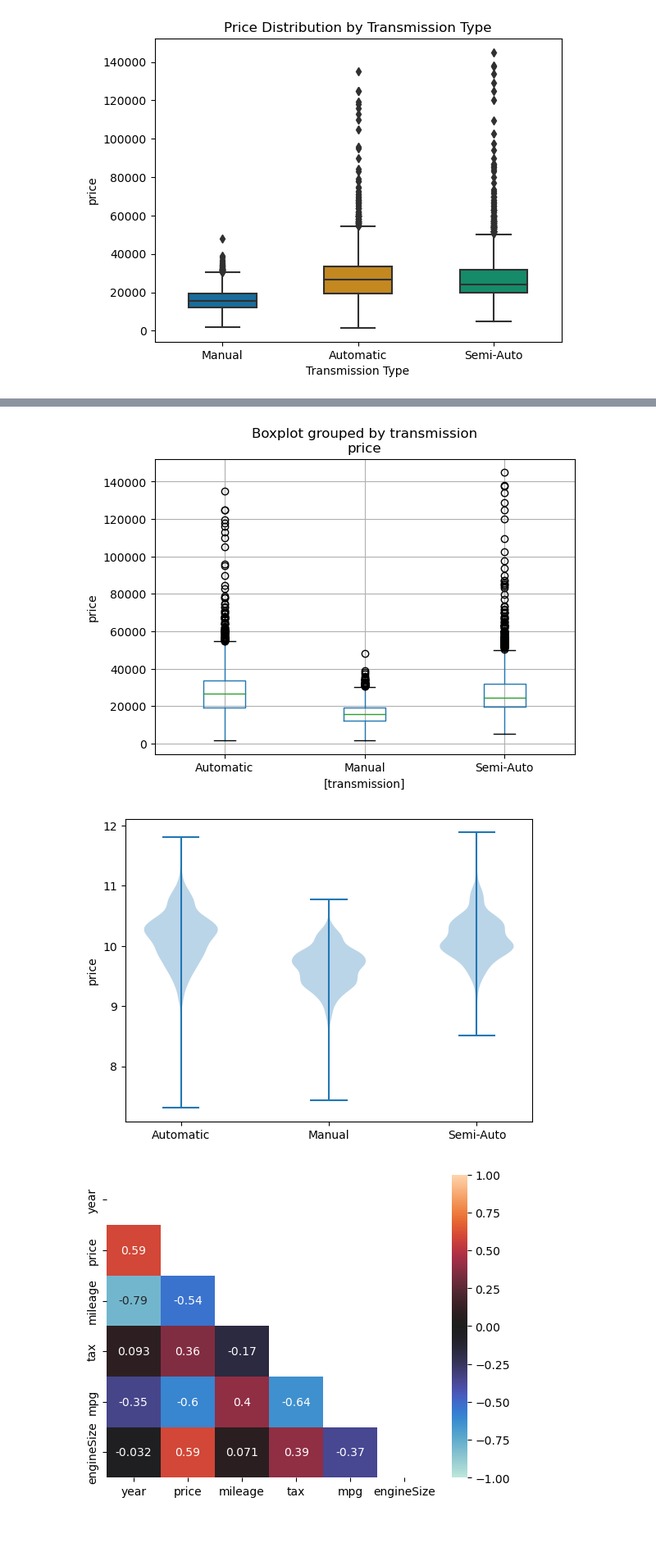
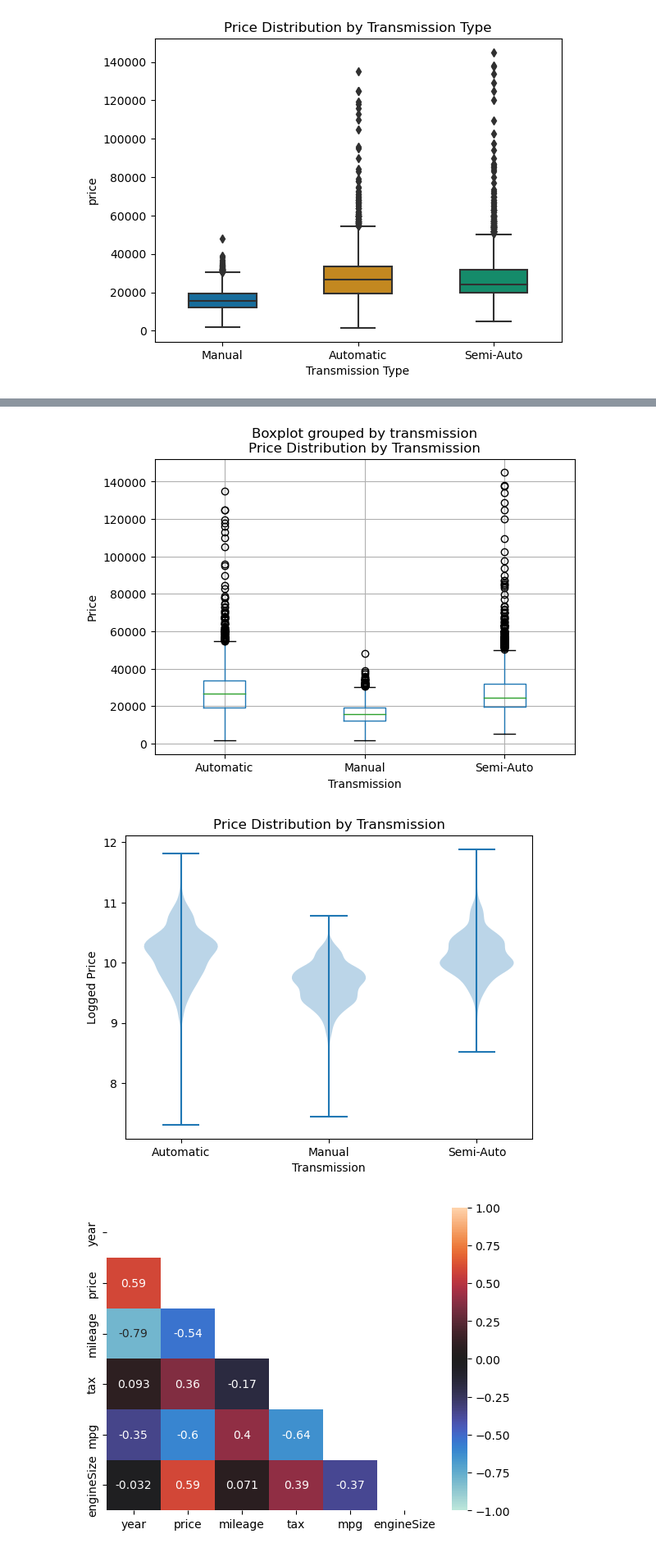
Before and after one commit to burkeob/Car-Price-Prediction, a Jupyter notebook: src/EDA.ipynb, the cells around one changed output, grey strips where cells are left out. Shown at 82% size. Cells and saved outputs as stored; diff of their text form; code cells hidden in the pictures; blank space fills up the shorter version.

```diff
--- a/src/EDA.ipynb
+++ b/src/EDA.ipynb
@@ -368,27 +370,27 @@ plt.show()
 # %%
 df[['price','transmission']].boxplot(by='transmission')
 plt.xlabel('Transmission')
 plt.ylabel('Price')
-plt.title('Price Distribution by Model')
+plt.title('Price Distribution by Transmission')
 plt.savefig('../figures/price_by_transmission_distribution.png')
 plt.show()
 
 dataset = [np.log(df[df['transmission']=='Automatic']['price'].values),
            np.log(df[df['transmission']=='Manual']['price'].values),
            np.log(df[df['transmission']=='Semi-Auto']['price'].values)]
 
 plt.violinplot(dataset = dataset)
 plt.xticks([1,2, 3],['Automatic','Manual','Semi-Auto'])
 plt.xlabel('Transmission')
-plt.ylabel('Price')
-plt.title('Price Distribution by Model')
+plt.ylabel('Logged Price')
+plt.title('Price Distribution by Transmission')
 plt.savefig('../figures/price_by_transmission_distribution_violin.png')
 plt.show()
 
 plt.show()
 # %% [output]
-[figure, old version]
+[figure, new version]
-[figure, old version]
+[figure, new version]
 # %%
 # check correlations before doing any encoding, feature engineering
 
```
Also changed, not shown: parts of 21 cells of this notebook, 3 other files.
